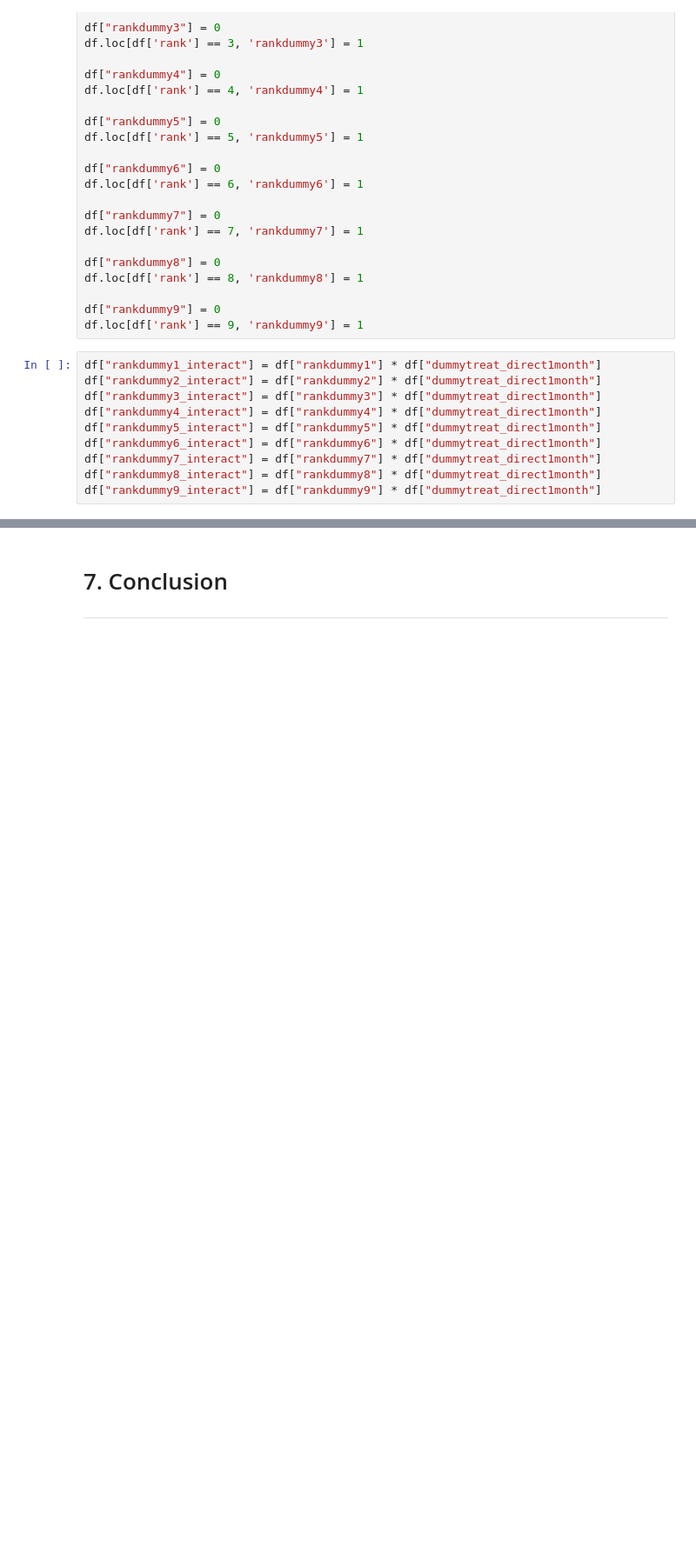
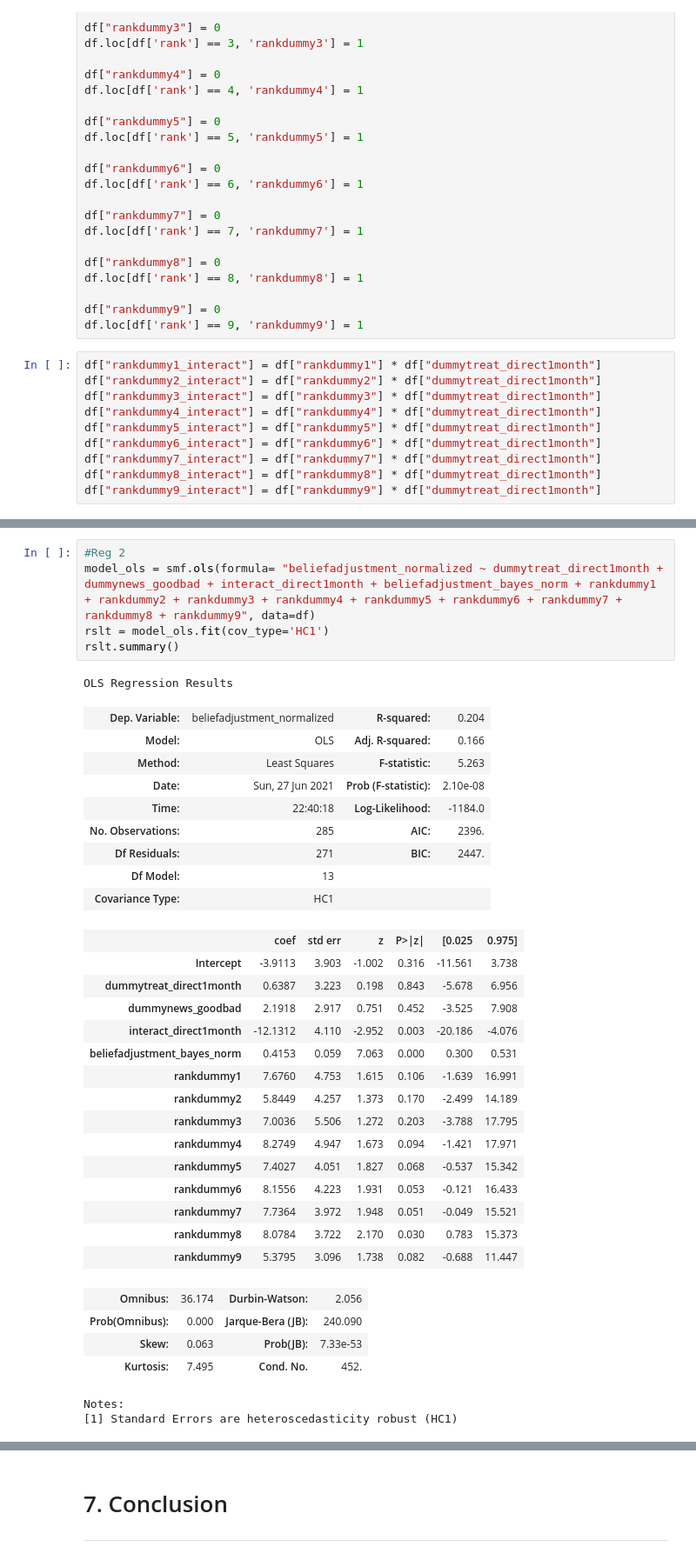
Before and after one commit to aysuavci/ose-data-science-course-project-aysuavci, a Jupyter notebook: project_notebook.ipynb, the cells around one changed output, grey strips where cells are left out. Shown: that part at 87% size. Drawn from its saved outputs; the diff is of its cells as text; blank space fills up the shorter version.

```diff
--- a/project_notebook.ipynb
+++ b/project_notebook.ipynb
@@ -792,0 +830,37 @@ df["rankdummy9_interact"] = df["rankdummy9"] * df["dummytreat_direct1month"]
+# %%
+#Reg 2
+model_ols = smf.ols(formula= "beliefadjustment_normalized ~ dummytreat_direct1month + dummynews_goodbad + interact_direct1month + beliefadjustment_bayes_norm + rankdummy1 + rankdummy2 + rankdummy3 + rankdummy4 + rankdummy5 + rankdummy6 + rankdummy7 + rankdummy8 + rankdummy9", data=df)
+rslt = model_ols.fit(cov_type='HC1')
+rslt.summary()
+# %% [output]
+OLS Regression Results
+| Dep. Variable: | beliefadjustment_normalized | R-squared: | 0.204 |
+| Model: | OLS | Adj. R-squared: | 0.166 |
+| Method: | Least Squares | F-statistic: | 5.263 |
+| Date: | Sun, 27 Jun 2021 | Prob (F-statistic): | 2.10e-08 |
+| Time: | 22:40:18 | Log-Likelihood: | -1184.0 |
+| No. Observations: | 285 | AIC: | 2396. |
+| Df Residuals: | 271 | BIC: | 2447. |
+| Df Model: | 13 |  |  |
+| Covariance Type: | HC1 |  |  |
+|  | coef | std err | z | P>|z| | [0.025 | 0.975] |
+| Intercept | -3.9113 | 3.903 | -1.002 | 0.316 | -11.561 | 3.738 |
+| dummytreat_direct1month | 0.6387 | 3.223 | 0.198 | 0.843 | -5.678 | 6.956 |
+| dummynews_goodbad | 2.1918 | 2.917 | 0.751 | 0.452 | -3.525 | 7.908 |
+| interact_direct1month | -12.1312 | 4.110 | -2.952 | 0.003 | -20.186 | -4.076 |
+| beliefadjustment_bayes_norm | 0.4153 | 0.059 | 7.063 | 0.000 | 0.300 | 0.531 |
+| rankdummy1 | 7.6760 | 4.753 | 1.615 | 0.106 | -1.639 | 16.991 |
+| rankdummy2 | 5.8449 | 4.257 | 1.373 | 0.170 | -2.499 | 14.189 |
+| rankdummy3 | 7.0036 | 5.506 | 1.272 | 0.203 | -3.788 | 17.795 |
+| rankdummy4 | 8.2749 | 4.947 | 1.673 | 0.094 | -1.421 | 17.971 |
+| rankdummy5 | 7.4027 | 4.051 | 1.827 | 0.068 | -0.537 | 15.342 |
+| rankdummy6 | 8.1556 | 4.223 | 1.931 | 0.053 | -0.121 | 16.433 |
+| rankdummy7 | 7.7364 | 3.972 | 1.948 | 0.051 | -0.049 | 15.521 |
+| rankdummy8 | 8.0784 | 3.722 | 2.170 | 0.030 | 0.783 | 15.373 |
+| rankdummy9 | 5.3795 | 3.096 | 1.738 | 0.082 | -0.688 | 11.447 |
+| Omnibus: | 36.174 | Durbin-Watson: | 2.056 |
+| Prob(Omnibus): | 0.000 | Jarque-Bera (JB): | 240.090 |
+| Skew: | 0.063 | Prob(JB): | 7.33e-53 |
+| Kurtosis: | 7.495 | Cond. No. | 452. |
+Notes:
+[1] Standard Errors are heteroscedasticity robust (HC1)
```
Also changed, not shown: parts of 3 cells of this notebook.
